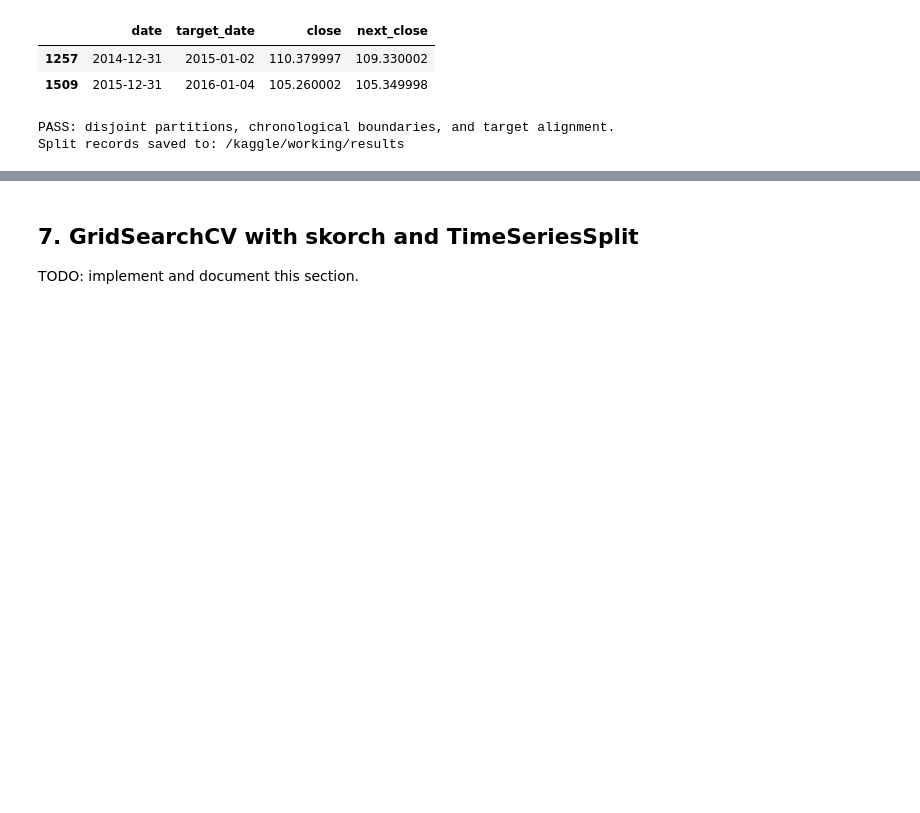
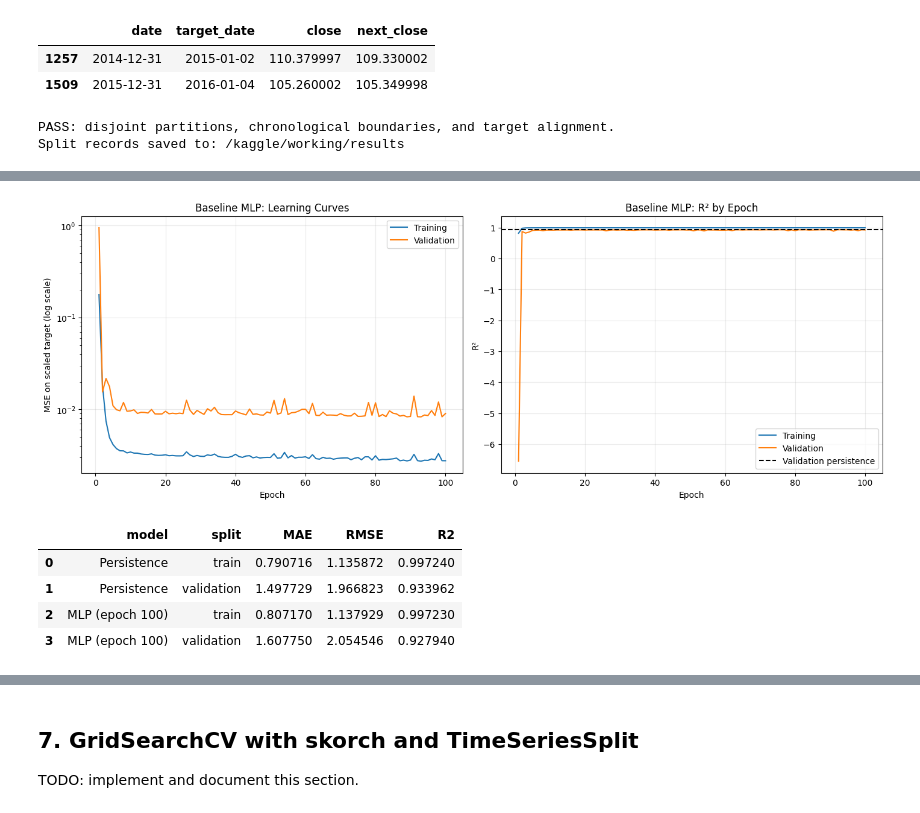
Before and after one commit to soulaimane-22/Deep-Learning-Lab1, a Jupyter notebook: notebooks/01_regression.ipynb, the cells around one changed output, grey strips where cells are left out. Drawn from its saved outputs; the diff is of its cells as text; code cells hidden in the pictures; blank space fills up the shorter version.

Commit message:
Complete regression baseline and preserve Kaggle evaluation outputs

```diff
--- a/notebooks/01_regression.ipynb
+++ b/notebooks/01_regression.ipynb
@@ -819,0 +1207,80 @@ TODO: implement and document this section.
+# %%
+fig, axes = plt.subplots(
+    1, 2, figsize=(14, 5), constrained_layout=True
+)
+
+axes[0].plot(
+    history["epoch"], history["train_loss"], label="Training"
+)
+axes[0].plot(
+    history["epoch"], history["validation_loss"], label="Validation"
+)
+axes[0].set_yscale("log")
+axes[0].set_title("Baseline MLP: Learning Curves")
+axes[0].set_xlabel("Epoch")
+axes[0].set_ylabel("MSE on scaled target (log scale)")
+axes[0].grid(alpha=0.25)
+axes[0].legend()
+
+axes[1].plot(
+    history["epoch"], history["train_R2"], label="Training"
+)
+axes[1].plot(
+    history["epoch"], history["validation_R2"], label="Validation"
+)
+axes[1].axhline(
+    persistence_results.loc["validation", "R2"],
+    color="black",
+    linestyle="--",
+    label="Validation persistence",
+)
+axes[1].set_title("Baseline MLP: R² by Epoch")
+axes[1].set_xlabel("Epoch")
+axes[1].set_ylabel("R²")
+axes[1].grid(alpha=0.25)
+axes[1].legend()
+
+fig.savefig(
+    PLOT_DIR / "aapl_baseline_learning_curves.png",
+    dpi=160,
+    bbox_inches="tight",
+)
+plt.show()
+
+final_epoch = history.iloc[-1]
+
+comparison = persistence_results.reset_index()
+comparison.insert(0, "model", "Persistence")
+
+mlp_results = pd.DataFrame([
+    {
+        "model": "MLP (epoch 100)",
+        "split": split,
+        **{
+            metric: final_epoch[f"{prefix}_{metric}"]
+            for metric in ["MAE", "RMSE", "R2"]
+        },
+    }
+    for split, prefix in [
+        ("train", "train"),
+        ("validation", "validation"),
+    ]
+])
+
+comparison = pd.concat(
+    [comparison, mlp_results], ignore_index=True
+)
+
+display(comparison.round(6))
+
+comparison.to_csv(
+    RESULTS_DIR / "aapl_baseline_comparison.csv",
+    index=False,
+)
+# %% [output]
+[figure, added]
+|  | model | split | MAE | RMSE | R2 |
+| 0 | Persistence | train | 0.790716 | 1.135872 | 0.997240 |
+| 1 | Persistence | validation | 1.497729 | 1.966823 | 0.933962 |
+| 2 | MLP (epoch 100) | train | 0.807170 | 1.137929 | 0.997230 |
+| 3 | MLP (epoch 100) | validation | 1.607750 | 2.054546 | 0.927940 |
```
Also changed, not shown: parts of 11 cells of this notebook, 9 other files.
